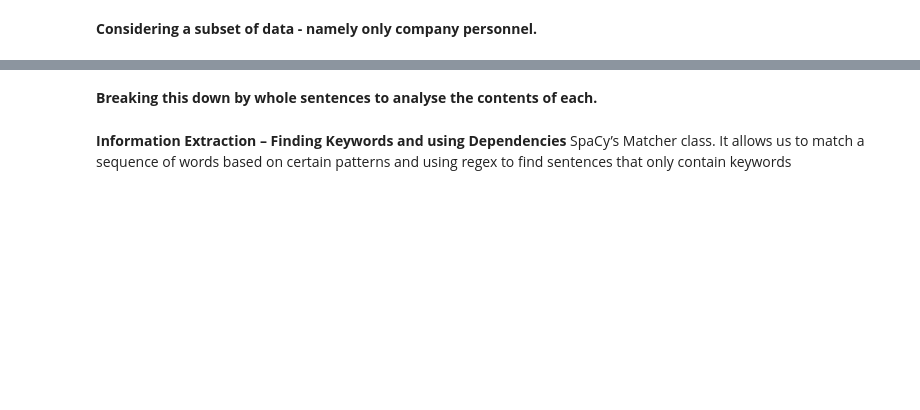
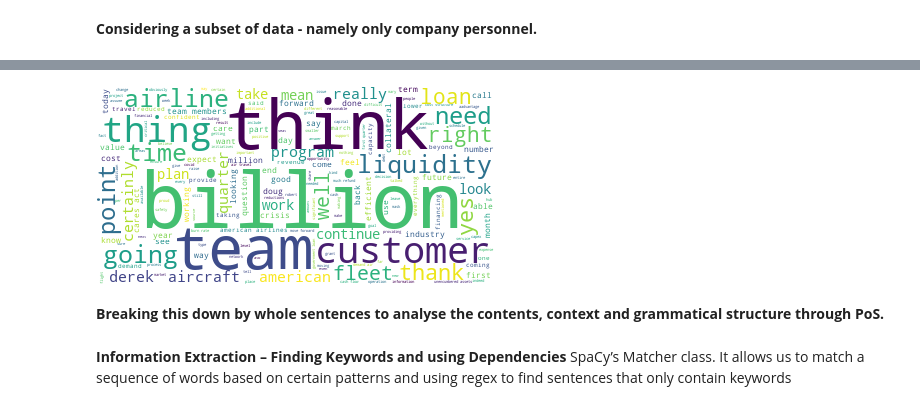
Before and after one commit to michaelmml/NLP-Information-Extraction, a Jupyter notebook: CompanyTranscript.ipynb, the cells around one changed output, grey strips where cells are left out. Cells and saved outputs as stored; diff of their text form; code cells hidden in the pictures; blank space fills up the shorter version.

```diff
--- a/CompanyTranscript.ipynb
+++ b/CompanyTranscript.ipynb
@@ -165,0 +481,17 @@ from nltk.corpus import stopwords
+# %%
+def text_cleaner(text):
+    newString = text.lower()
+    newString = re.sub('"', '', newString)
+    newString = re.sub(r'\([^)]*\)', '', newString)
+    newString = ' '.join([contraction_mapping[t] if t in contraction_mapping else t for t in newString.split(' ')])
+    newString = re.sub(r"’s\b", "", newString)
+    newString = re.sub('[^a-zA-Z\s\-]', '', newString)
+    newString = re.sub('[^a-zA-Z\s]', ' ', newString)
+    tokens = [w for w in newString.split() if w not in stopwords]
+    long_words = []
+    prev_word = []
+    for i in tokens:
+        if i not in prev_word and len(i) >= 3:  # removing short word
+            long_words.append(i)
+            prev_word = [i]
+    return (" ".join(long_words)).strip()
@@ -166,5 +508,21 @@ from nltk.corpus import stopwords
+# %%
+def plot_wordcloud(q):
+    per_quarter = data_subset[data_subset['date'] == quarters[q]]
+    cleaned_text = per_quarter['Transcript_clean'].apply(lambda x : text_cleaner(x))
+    # Join the different processed texts together.
+    long_string = ','.join(list(cleaned_text.values))
+    # Create a WordCloud object
+    wordcloud = WordCloud(background_color="white", max_words=1000, contour_width=3, contour_color='steelblue')
+    # Generate a word cloud
+    wordcloud.generate(long_string)
+    # Visualize the word cloud
+    return wordcloud.to_image()
+# %%
+plot_wordcloud(4)
+# %% [output]
+[figure, added]
 # %% [markdown]
-**Breaking this down by whole sentences to analyse the contents of each.**
+**Breaking this down by whole sentences to analyse the contents, context and grammatical structure through PoS.**
 # %%
 def sentences(text):
     # split sentences and questions
```
Also changed, not shown: parts of 33 cells of this notebook.
